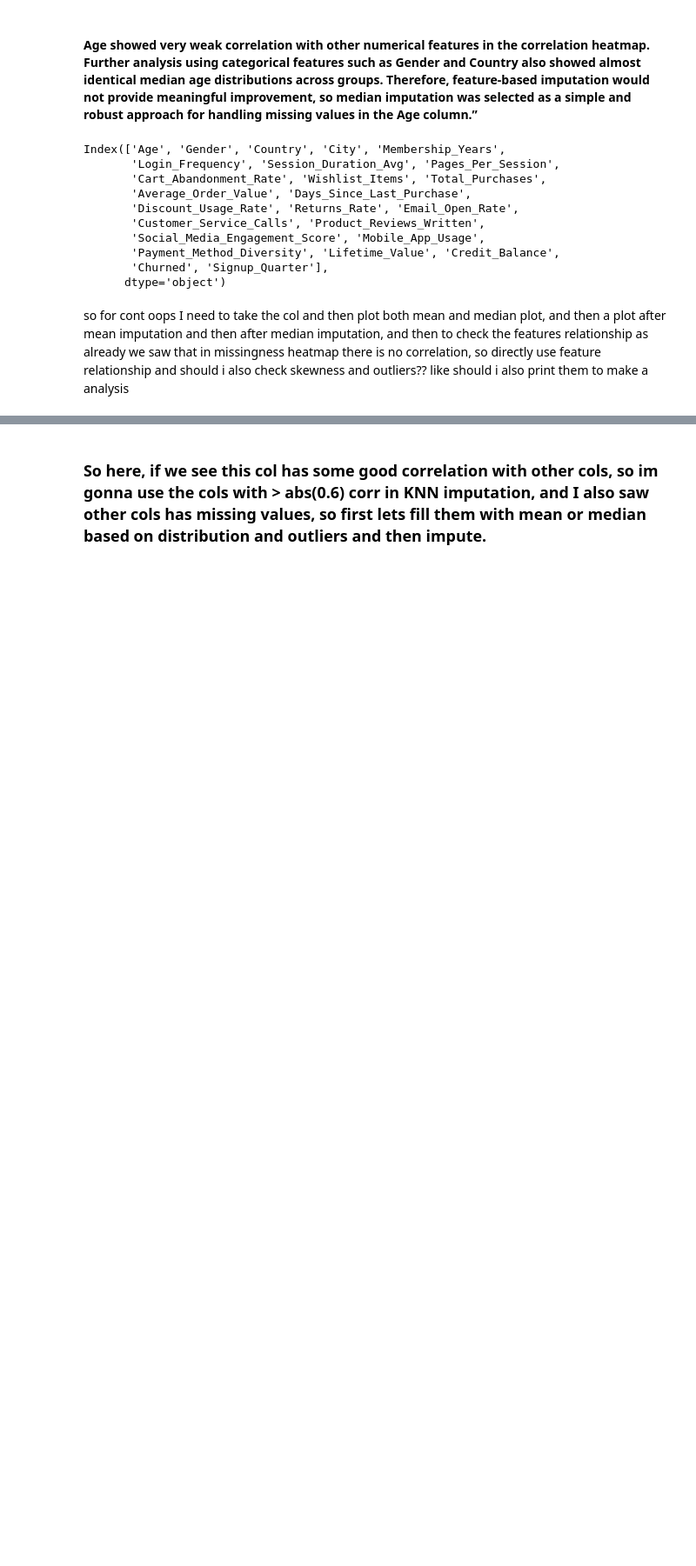
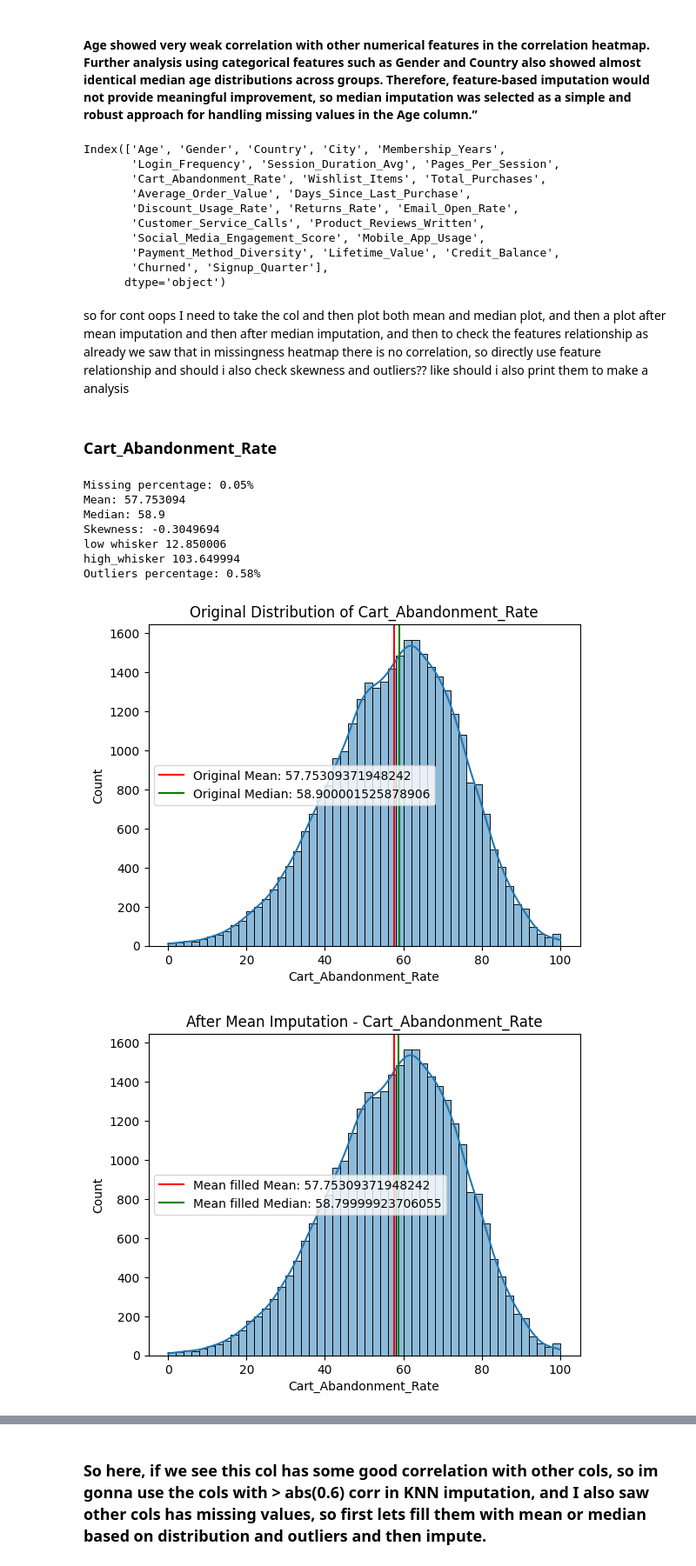
Before and after one commit to laharitummala-tech/Customer-Churn-Intelligence-Retention-System, a Jupyter notebook: notebooks/Data_preprocessing.ipynb, the cells around one changed output, grey strips where cells are left out. Shown at 87% size. Cells and saved outputs as stored; diff of their text form; code cells hidden in the pictures; blank space fills up the shorter version.

```diff
--- a/notebooks/Data_preprocessing.ipynb
+++ b/notebooks/Data_preprocessing.ipynb
@@ -555,0 +617,15 @@ class ContinuousMissingHandler:
+# %% [markdown]
+### Cart_Abandonment_Rate
+# %%
+o = ContinuousMissingHandler(x_train,"Cart_Abandonment_Rate")
+o.flow()
+# %% [output]
+Missing percentage: 0.05%
+Mean: 57.753094
+Median: 58.9
+Skewness: -0.3049694
+low whisker 12.850006
+high_whisker 103.649994
+Outliers percentage: 0.58%
+[figure, added]
+[figure, added]
```
Also changed, not shown: parts of 84 cells of this notebook.
